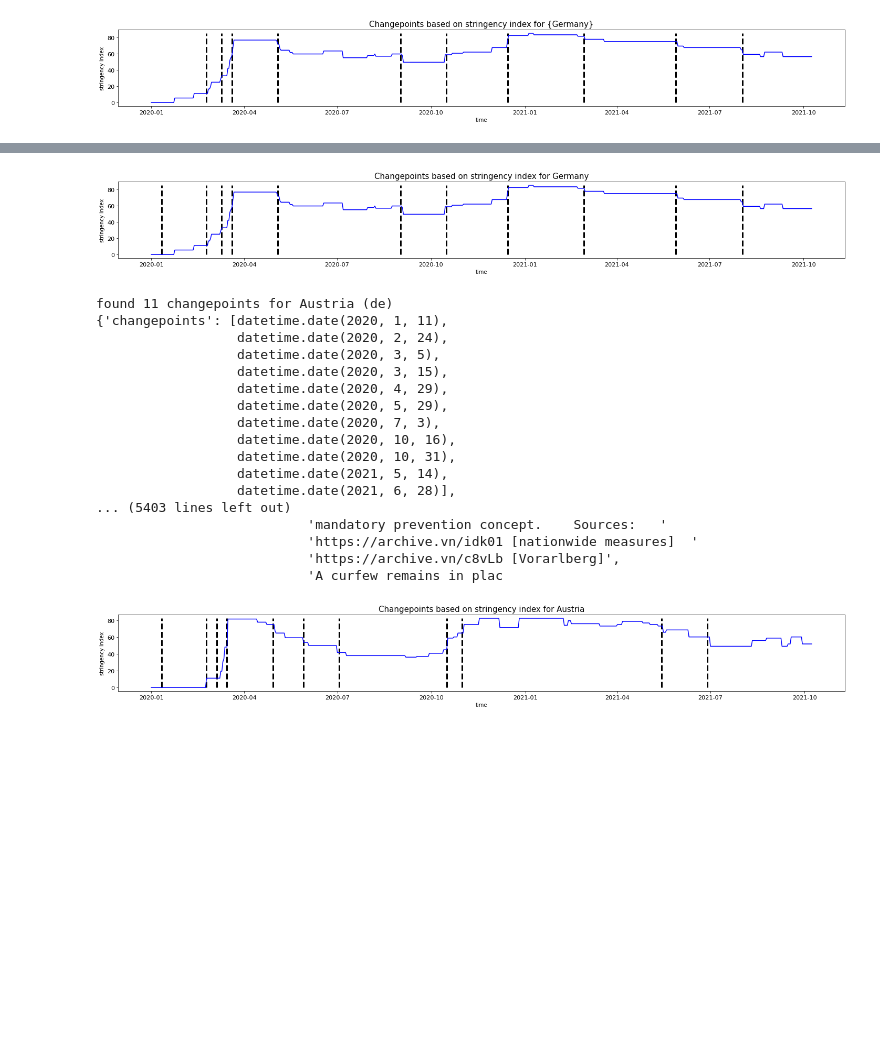
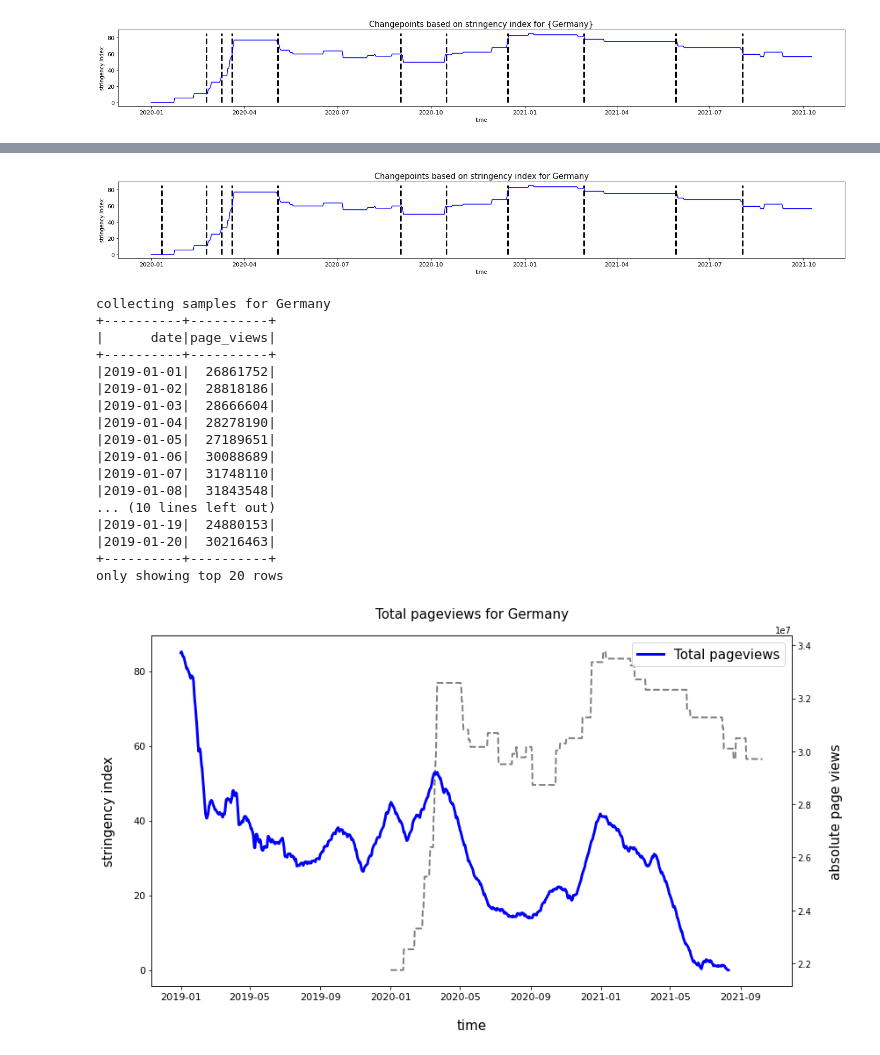
Before and after one commit to romnn/lsde2021, a Jupyter notebook: roman-did-regression.ipynb, the cells around one changed output, grey strips where cells are left out. Drawn from its saved outputs; the diff is of its cells as text; code cells hidden in the pictures; blank space fills up the shorter version.

Commit message:
add language country data and total page views

```diff
--- a/roman-did-regression.ipynb
+++ b/roman-did-regression.ipynb
@@ -295,21 +295,22 @@ for country_group in ["de"]: # , "en", "de", "it"]: # ["de", "nl", "en", "it"]:
         ] + changepoints # [c.to_pydatetime().date() for c in changepoints]
         print(f"found {len(changepoints)} changepoints for {country} ({country_group})")
 
+        country_desc = dict(
+            group=country_group,
+            name=country_stringency.select("CountryName").first().CountryName,
+            code=country_stringency.select("CountryCode").first().CountryCode,
+        )
+
         stringency_dataset = dict(
-            country=dict(
-                group=country_group,
-                name=country_stringency.select("CountryName").first().CountryName,
-                code=country_stringency.select("CountryCode").first().CountryCode,
-            ),
-            stringency=[json.loads(s) for s in country_stringency.select("Date", "StringencyIndex", "Notes").toJSON().collect()],
-            changepoints=changepoints,
+            country = country_desc,
+            stringency = [json.loads(s) for s in country_stringency.select("Date", "StringencyIndex", "Notes").toJSON().collect()],
+            changepoints = changepoints,
         )
 
         out_path = Path("./website/public/data")
+
         stringency_out_path = out_path / country_group / country / "stringency_changepoints.json"
         stringency_out_path.parent.mkdir(parents=True, exist_ok=True)
-        # print(stringency_out_path)
-        pprint(stringency_dataset)
 
         with open(stringency_out_path, "w") as f:
             json.dump(stringency_dataset, f, indent=2, sort_keys=True, default=str)
@@ -320,8 +321,6 @@ for country_group in ["de"]: # , "en", "de", "it"]: # ["de", "nl", "en", "it"]:
             title=f"Changepoints based on stringency index for {country}",
             savefig=f"./figs/results/changepoint_detected_{country_group}.pdf")
         plt.show()
-
-        continue
 
         country_stringency_2020 = country_stringency.filter(
             (F.lit(datetime.date(2020,1,1)) <= F.col("Date"))
@@ -346,21 +345,34 @@ for country_group in ["de"]: # , "en", "de", "it"]: # ["de", "nl", "en", "it"]:
         #    else:
         #        year_df = year_df.union(df)
 
-        total_attention = year_df \
+        total_traffic = year_df \
             .select("date", f"level{level}_daily_total") \
             .groupBy("date") \
             .agg(F.sum(f"level{level}_daily_total").alias("page_views")) \
-            .sort(F.col("date").asc()) \
-            .toPandas().set_index("date")
-        print(total_attention.head())
+            .sort(F.col("date").asc())
+
+        total_traffic.show()
+
         plot_with_stringency(
             country_stringency.toPandas().set_index("Date"),
-            total_attention,
+            total_traffic.toPandas().set_index("date"),
             label="Total pageviews",
             title=f"Total pageviews for {country}",
             savefig=f"./figs/results/total_pageviews_{country}.pdf"
         )
         plt.show()
+
+        total_traffic_dataset = dict(
+            country = country_desc,
+            traffic = [json.loads(s) for s in total_traffic.toJSON().collect()],
+        )
+        total_traffic_out_path = out_path / country_group / country / "total.json"
+        total_traffic_out_path.parent.mkdir(parents=True, exist_ok=True)
+
+        with open(total_traffic_out_path, "w") as f:
+            json.dump(total_traffic_dataset, f, indent=2, sort_keys=True, default=str)
+
+        continue
 
         # for topic in ["medicine", "sports", "television", "computer games", "mathematics", "homeoffice", "home-office"]:
         # for topic in ["games", "mathematics", "medicine", "sports", "television"]:
@@ -470,19 +466,19 @@ found 11 changepoints for Germany (de)
 [figure]
-found 11 changepoints for Austria (de)
-{'changepoints': [datetime.date(2020, 1, 11),
-                  datetime.date(2020, 2, 24),
-                  datetime.date(2020, 3, 5),
-                  datetime.date(2020, 3, 15),
-                  datetime.date(2020, 4, 29),
-                  datetime.date(2020, 5, 29),
-                  datetime.date(2020, 7, 3),
-                  datetime.date(2020, 10, 16),
-                  datetime.date(2020, 10, 31),
-                  datetime.date(2021, 5, 14),
-                  datetime.date(2021, 6, 28)],
-... (5403 lines left out)
-                           'mandatory prevention concept.    Sources:   '
-                           'https://archive.vn/idk01 [nationwide measures]  '
-                           'https://archive.vn/c8vLb [Vorarlberg]',
-                           'A curfew remains in plac
+collecting samples for Germany
++----------+----------+
+|      date|page_views|
++----------+----------+
+|2019-01-01|  26861752|
+|2019-01-02|  28818186|
+|2019-01-03|  28666604|
+|2019-01-04|  28278190|
+|2019-01-05|  27189651|
+|2019-01-06|  30088689|
+|2019-01-07|  31748110|
+|2019-01-08|  31843548|
+... (10 lines left out)
+|2019-01-19|  24880153|
+|2019-01-20|  30216463|
++----------+----------+
+only showing top 20 rows
-[figure, old version]
+[figure, new version]
```
Also changed, not shown: parts of 1 cell of this notebook, 41 other files.
